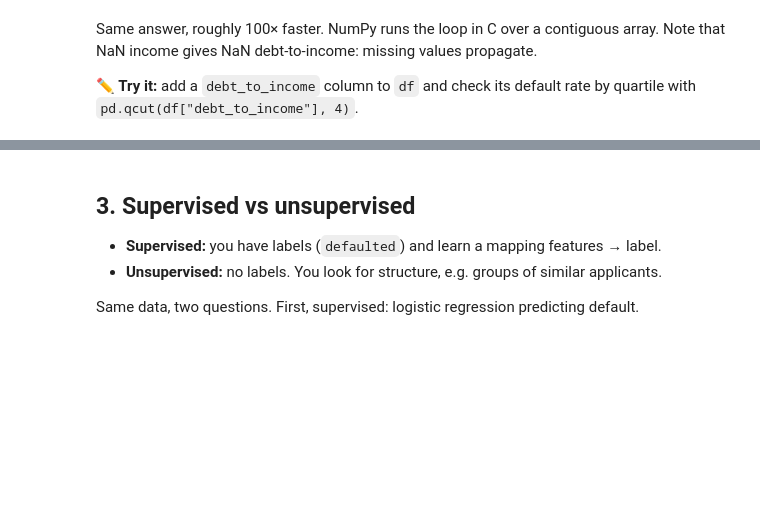
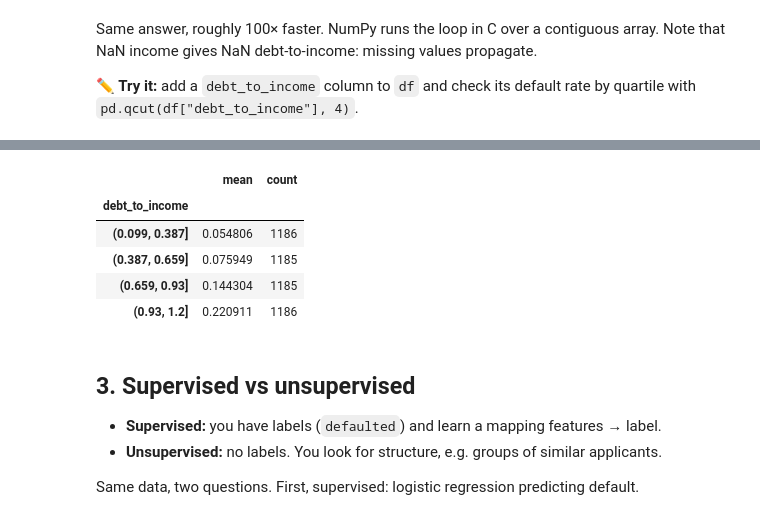
Before and after one commit to pranshu6sept/ai_ml_learning, a Jupyter notebook: classical_ml/notebooks/01_pipelines_and_cv.ipynb, the cells around one changed output, grey strips where cells are left out. Drawn from its saved outputs; the diff is of its cells as text; code cells hidden in the pictures; blank space fills up the shorter version.

```diff
--- a/classical_ml/notebooks/01_pipelines_and_cv.ipynb
+++ b/classical_ml/notebooks/01_pipelines_and_cv.ipynb
@@ -66,3 +145,13 @@ with `pd.qcut(df["debt_to_income"], 4)`.
+# %%
+df["debt_to_income"] = df["loan_amount"] / df["annual_income"]
+df.groupby(pd.qcut(df["debt_to_income"], 4))[TARGET].agg(["mean", "count"])
+# %% [output]
+|  | mean | count |
+| debt_to_income |  |  |
+| (0.099, 0.387] | 0.054806 | 1186 |
+| (0.387, 0.659] | 0.075949 | 1185 |
+| (0.659, 0.93] | 0.144304 | 1185 |
+| (0.93, 1.2] | 0.220911 | 1186 |
 # %% [markdown]
 ## 3. Supervised vs unsupervised
 
```
Also changed, not shown: parts of 21 cells of this notebook, 3 other files.
